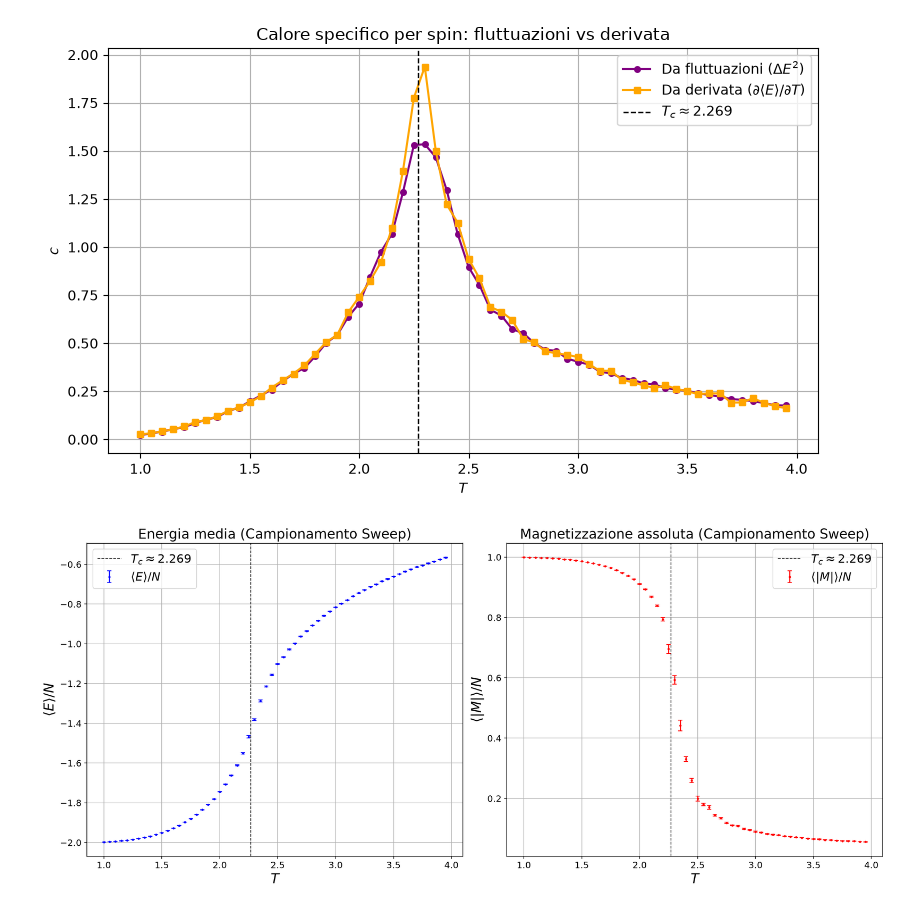
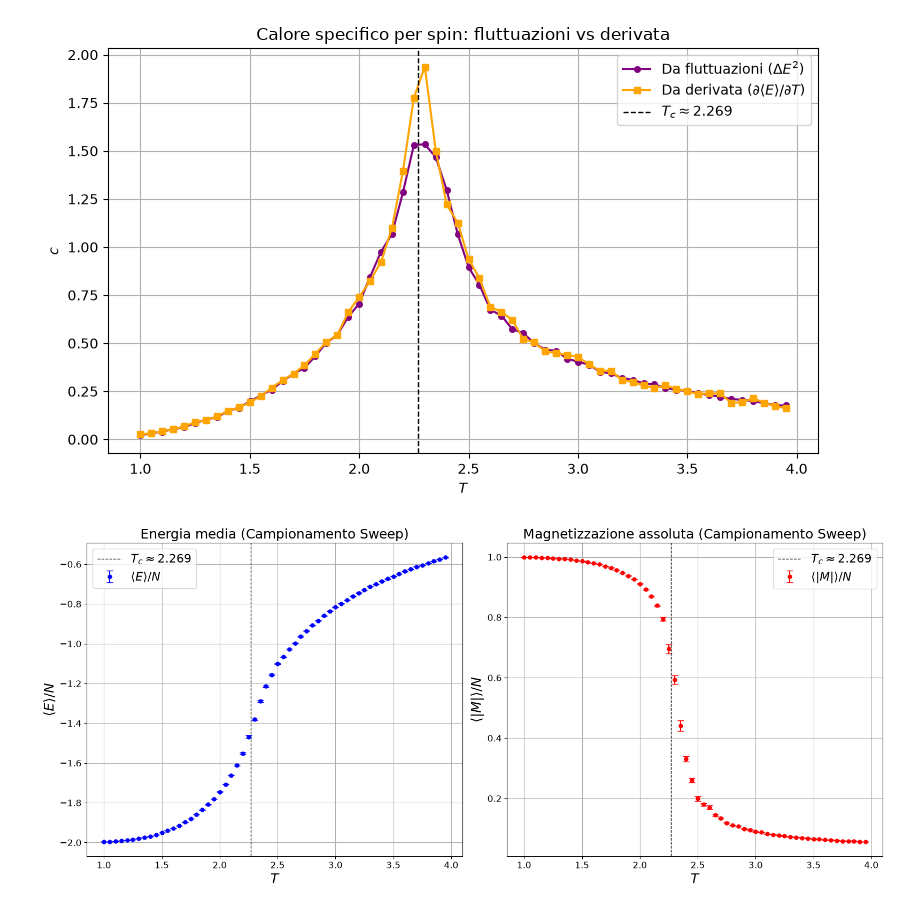
Before and after one commit to giacomo-cicala/Ising-2D, a Jupyter notebook: simulazione/ising_2D.ipynb, the cells around one changed output. Saved outputs shown, nothing was run; the diff lists cells and outputs as text; code cells hidden in the pictures.

```diff
--- a/simulazione/ising_2D.ipynb
+++ b/simulazione/ising_2D.ipynb
@@ -207,16 +207,16 @@ c_der_arr, err_c_der_arr = ising_2D.mean_err(c_der_all)
 # ==========================================
 # Plot Punto 4: E/N e M/N con Sweep (Sweep = N flips)
 # ==========================================
-fig4, (ax5, ax6) = plt.subplots(1, 2, figsize=(16, 7), dpi=150)
+fig4, (ax5, ax6) = plt.subplots(1, 2, figsize=(16, 7))
 
 # Energia
 ax5.errorbar(
     T,
     e_avg_arr,
     yerr=err_e_arr,
-    fmt=".",
-    markersize=4,
-    capsize=3,
+    fmt="o",
+    markersize=5,
+    capsize=4,
     color="blue",
     label=r"$\langle E \rangle / N$",
 )
@@ -225,37 +225,37 @@ ax5.axvline(
 )
 ax5.set_xlabel("$T$", fontsize=18)
 ax5.set_ylabel(r"$\langle E \rangle / N$", fontsize=18)
 ax5.set_title("Energia media (Campionamento Sweep)", fontsize=18)
 ax5.tick_params(axis="both", labelsize=12)
 ax5.grid(True)
 ax5.legend(fontsize=16)
 
 # Magnetizzazione Assoluta
 ax6.errorbar(
     T,
     m_abs_avg_arr,
     yerr=err_m_abs_arr,
-    fmt=".",
-    markersize=4,
-    capsize=3,
+    fmt="o",
+    markersize=5,
+    capsize=4,
     color="red",
     label=r"$\langle |M| \rangle / N$",
 )
 ax6.axvline(
     Tc, color="black", linestyle="--", linewidth=1, label=r"$T_c \approx 2.269$"
 )
 ax6.set_xlabel("$T$", fontsize=18)
 ax6.set_ylabel(r"$\langle |M| \rangle / N$", fontsize=18)
 ax6.set_title("Magnetizzazione assoluta (Campionamento Sweep)", fontsize=18)
 ax6.tick_params(axis="both", labelsize=12)
 ax6.grid(True)
 ax6.legend(fontsize=16)
 
 plt.tight_layout()
 plt.savefig("../relazione/images/punto4_sweep.pdf", bbox_inches="tight")
 plt.show()
 # %% [output]
-[figure, old version]
+[figure, new version]
 # %%
 # autocorrelazione del calore specifico a T = 2
 
```
Also changed, not shown: parts of 3 cells of this notebook, 7 other files.
